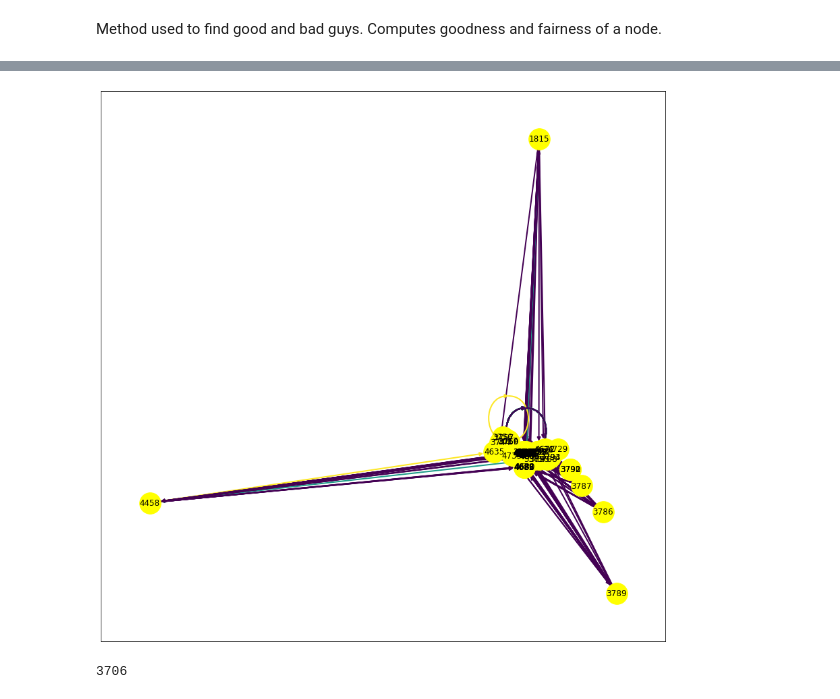
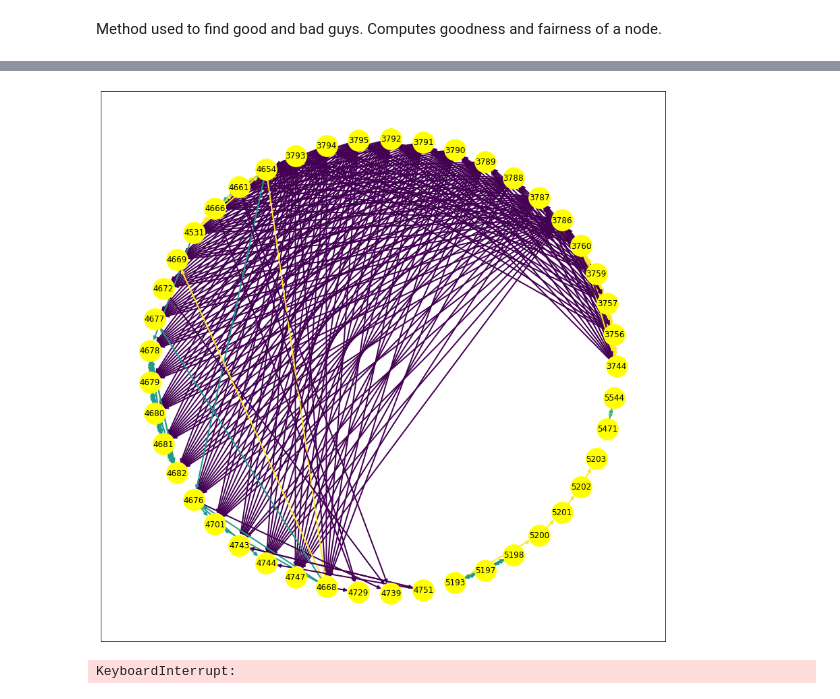
Before and after one commit to Starkiller13/LFN_project, a Jupyter notebook: prova.ipynb, the cells around one changed output, grey strips where cells are left out. Cells and saved outputs as stored; diff of their text form; code cells hidden in the pictures.

```diff
--- a/prova.ipynb
+++ b/prova.ipynb
@@ -108,12 +108,12 @@ for l in f:
         pass
     else:
         ls = l.strip().split(",")
-        G.add_edge(int(ls[0]), int(ls[1]), weight = float(ls[2])/15) ## the weight should already be in the range of -1 to 1
+        G.add_edge(int(ls[0]), int(ls[1]), weight = float(ls[2])/10) ## the weight should already be in the range of -1 to 1
 f.close()
 fairness, goodness = compute_fairness_goodness(G,10000)
 badguys = set()
 for i in goodness:
-    if goodness[i] < 0:
+    if goodness[i] < -0.60 or fairness[i]<0.25:
         badguys.add(int(i))
 # %%
 g.vp['good'] = g.new_vp('int')
@@ -128,26 +126,39 @@ graph_draw(g, output_size=(3000, 1500),vertex_fill_color = g.vp['good'], edge_co
 # %%
 import matplotlib.pyplot as plt
 G1 = nx.DiGraph()
 badguys_color = []
 for i,j,dt in G.edges(data = True):
     if i in badguys and j in badguys:
         G1.add_node(i)
         G1.add_node(j)
         G1.add_edge(i,j,weight = dt['weight'])
 plt.figure(figsize=(15, 15))
 edges,weights = zip(*nx.get_edge_attributes(G1,'weight').items())
-nx.draw_networkx(G1,with_labels = True,#pos = nx.circular_layout(G1),
+nx.draw_networkx(G1,with_labels = True,pos = nx.circular_layout(G1),
             edge_color = weights,
             width=2.0,node_color = "yellow", node_size= 1000)
 plt.rcParams['axes.facecolor']='white'
 plt.savefig("drawings/output.png")
 # %% [output]
-[figure, old version]
+[figure, new version]
-# %%
-f = motifs(g,k=3)
-ind = f[1].index(max(f[1]))
-print(f[1][3])
-#for j,i in enumerate(f[0]):
-#    graph_draw(i,pos = sfdp_layout(i), vertex_text=i.vertex_index,output_size=(200, 200), output="drawings/motif"+str(j)+".png")
-# %% [output]
-3706
+# %%
+f = motifs(g,k=3, return_maps=True)
+print(f[0])
+print(f[1])
+graphlets_c = [[0]*g.num_vertices() for i in range(len(f[0]))]
+for i,subg in enumerate(f[2]):
+    for l in subg:
+        for n in l.get_array():
+            graphlets_c[i][int(n)]+=1
+
+count = 0
+for arrs in graphlets_c:
+    nodes_g = [int(i) for i in g.vertices() if arrs[int(i)]!=0]
+    arrs = [i for i in arrs if i != 0]
+    plt.bar(nodes_g,arrs)
+    plt.savefig(str(count)+".png")
+    plt.close()
+    count+=1
+    break
+# %% [output]
+KeyboardInterrupt:
```
Also changed, not shown: parts of 2 cells of this notebook, 18 other files.
